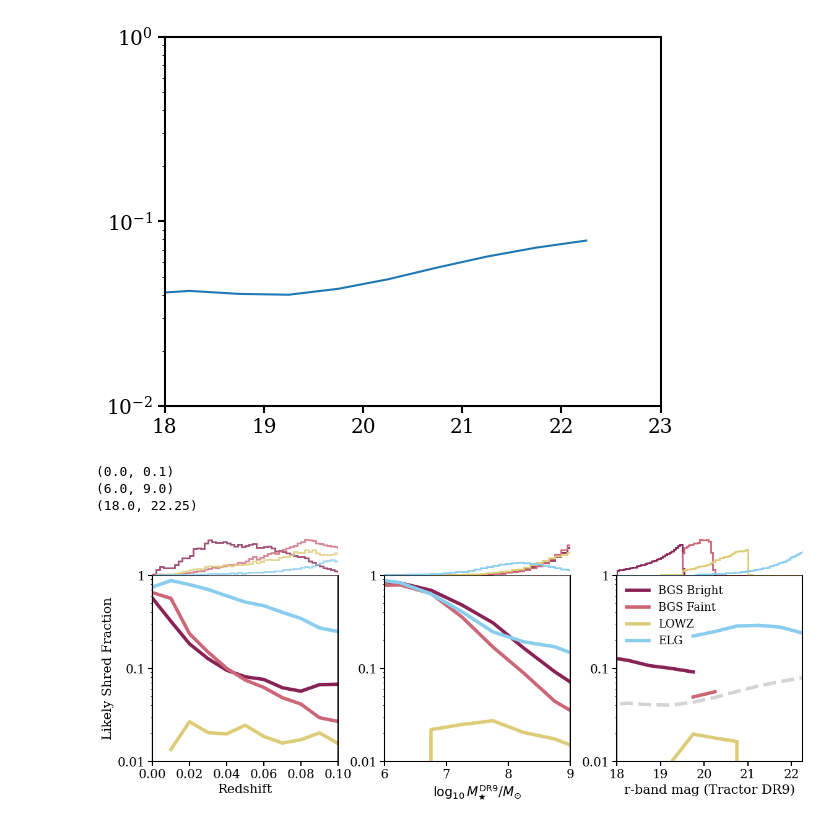
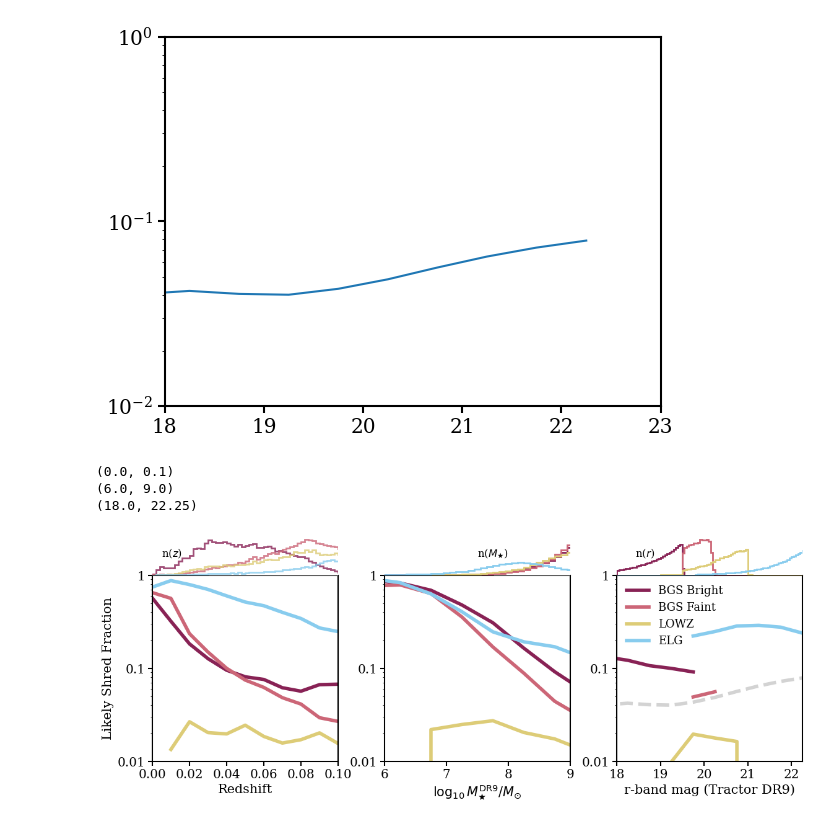
Before and after one commit to virajvman/desi_dwarfs, a Jupyter notebook: notebooks/shredding_paper/shredding_prevalence.ipynb, the cells around one changed output. Cells and saved outputs as stored; diff of their text form; code cells hidden in the pictures.

```diff
--- a/notebooks/shredding_paper/shredding_prevalence.ipynb
+++ b/notebooks/shredding_paper/shredding_prevalence.ipynb
@@ -417,31 +430,34 @@ zbins=np.arange(0,0.5,0.002)
 hist_ax_0.hist(bgsb_dwarfs["Z"], bins=zbins, histtype='step', color=sample_colors["BGS_BRIGHT"],lw=lw,density=True,alpha=alpha)
 hist_ax_0.hist(bgsf_dwarfs["Z"], bins=zbins, histtype='step', color=sample_colors["BGS_FAINT"],lw=lw,density=True,alpha=alpha)
 hist_ax_0.hist(lowz_dwarfs["Z"], bins=zbins, histtype='step', color=sample_colors["LOWZ"],lw=lw,density=True,alpha=alpha)
 hist_ax_0.hist(elg_dwarfs["Z"], bins=zbins, histtype='step', color=sample_colors["ELG"],lw=lw,density=True,alpha=alpha)
 
 ###
 
 hist_ax_1 = prep_hist_ax(fig,ax[1])
 mbins=np.arange(5.75,9.25,0.1)
 hist_ax_1.hist(bgsb_dwarfs["LOGM_SAGA_FIDU"], bins=mbins , histtype='step', color=sample_colors["BGS_BRIGHT"],lw=lw,density=True)
 hist_ax_1.hist(bgsf_dwarfs["LOGM_SAGA_FIDU"], bins=mbins, histtype='step', color=sample_colors["BGS_FAINT"],lw=lw,density=True)
 hist_ax_1.hist(lowz_dwarfs["LOGM_SAGA_FIDU"], bins=mbins, histtype='step', color=sample_colors["LOWZ"],lw=lw,density=True)
 hist_ax_1.hist(elg_dwarfs["LOGM_SAGA_FIDU"], bins=mbins, histtype='step', color=sample_colors["ELG"],lw=lw,density=True)
 
 
 
 hist_ax_2 = prep_hist_ax(fig,ax[2])
 rmag_bins=np.arange(18,22.5,0.05)
 hist_ax_2.hist(bgsb_dwarfs["MAG_R"], bins=rmag_bins, histtype='step', color=sample_colors["BGS_BRIGHT"],lw=lw,density=True)
 hist_ax_2.hist(bgsf_dwarfs["MAG_R"], bins=rmag_bins, histtype='step', color=sample_colors["BGS_FAINT"],lw=lw,density=True)
 hist_ax_2.hist(lowz_dwarfs["MAG_R"], bins=rmag_bins, histtype='step', color=sample_colors["LOWZ"],lw=lw,density=True)
 hist_ax_2.hist(elg_dwarfs["MAG_R"], bins=rmag_bins, histtype='step', color=sample_colors["ELG"],lw=lw,density=True)
 
+hist_ax_2.text( 0.1,0.5, r"n($r$)",transform=hist_ax_2.transAxes,fontsize = 12 )
+hist_ax_1.text( 0.5,0.5, r"n($M_{\bigstar}$)",transform=hist_ax_1.transAxes,fontsize = 12 )
+hist_ax_0.text( 0.05,0.5, r"n($z$)",transform=hist_ax_0.transAxes,fontsize = 12 )
 
 plt.savefig(f"/global/homes/v/virajvm/galaxy_image_prior/paper_1/plots/frac_shreds.pdf", bbox_inches="tight")
 plt.show()
 # %% [output]
 (0.0, 0.1)
 (6.0, 9.0)
 (18.0, 22.25)
-[figure, old version]
+[figure, new version]
```
Also changed, not shown: parts of 13 cells of this notebook, 34 other files.
